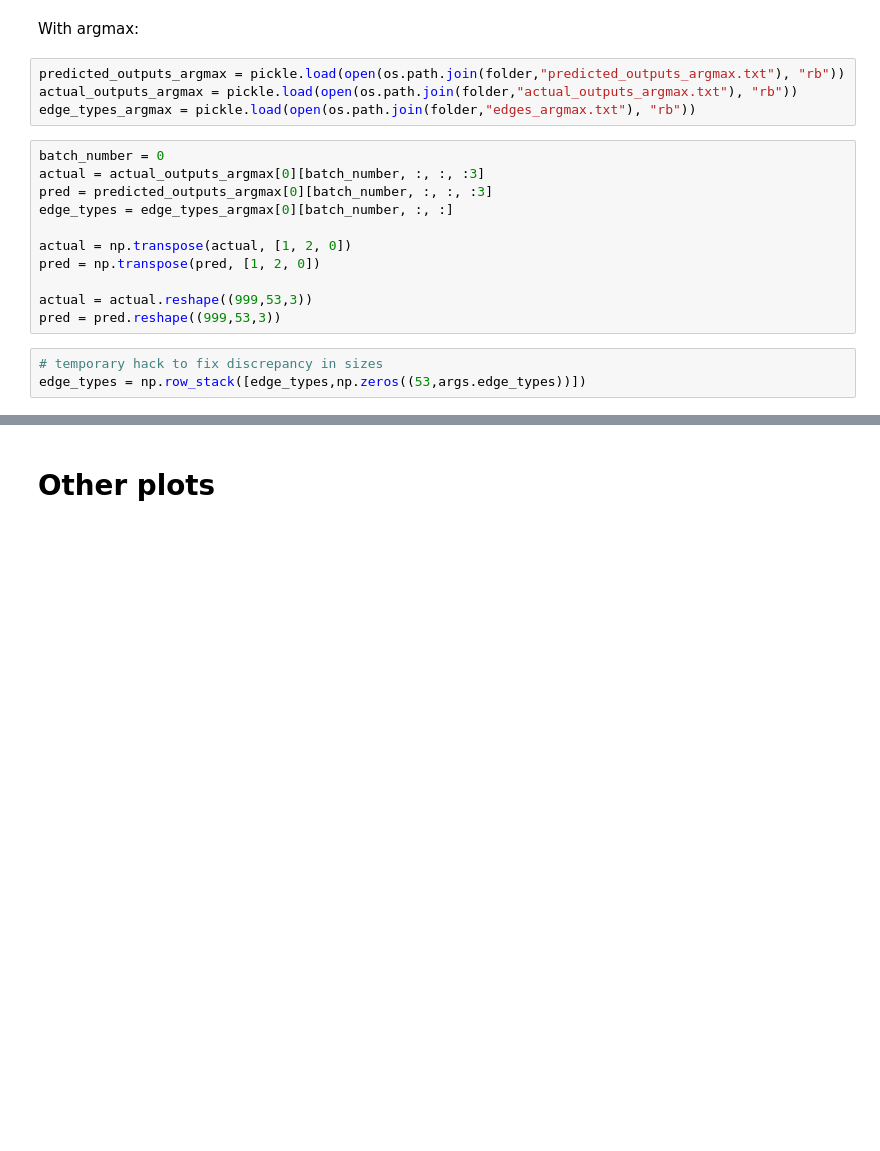
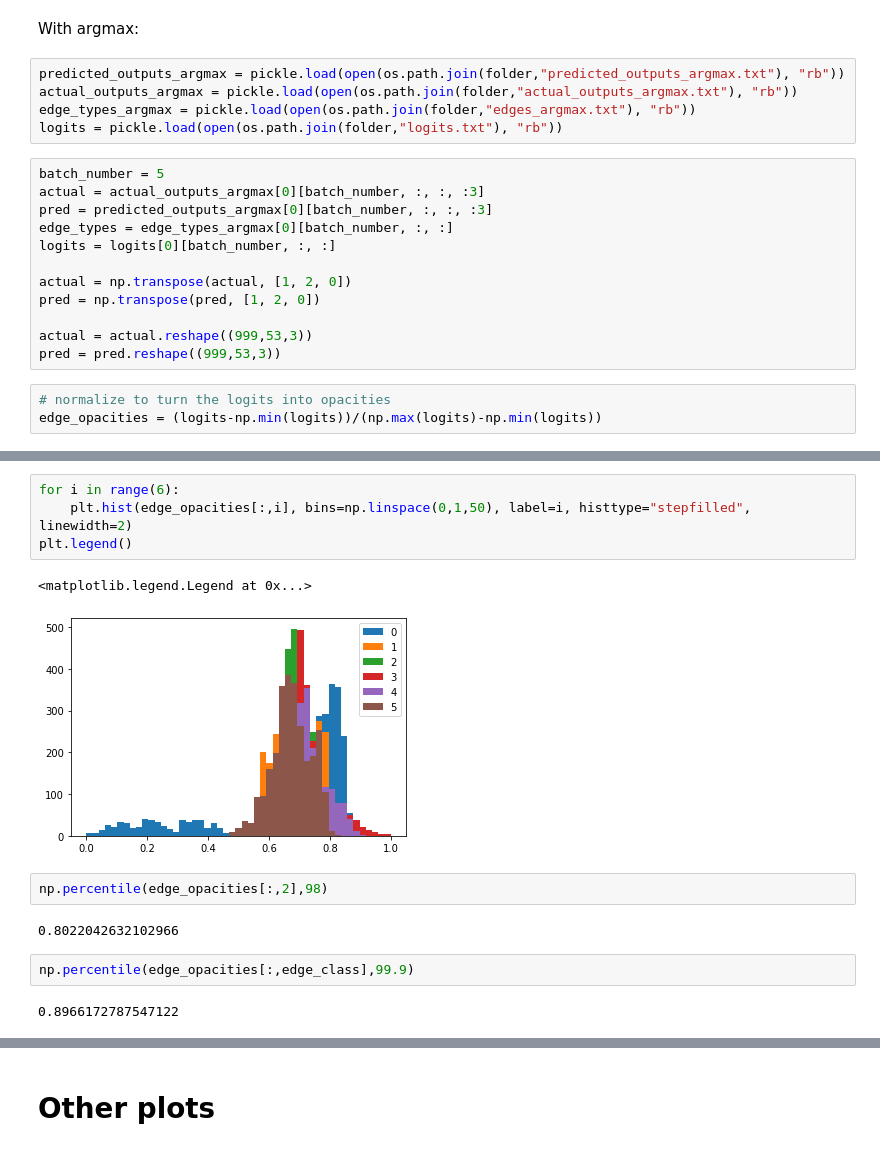
Before and after one commit to mariel-pettee/choreo-graph, a Jupyter notebook: visualize_nri_outputs.ipynb, the cells around one changed output, grey strips where cells are left out. Saved outputs shown, nothing was run; the diff lists cells and outputs as text; blank space fills up the shorter version.

Commit message:
Fixed bug in NRI edge type visualizations

```diff
--- a/visualize_nri_outputs.ipynb
+++ b/visualize_nri_outputs.ipynb
@@ -49,20 +62,22 @@ With argmax:
 predicted_outputs_argmax = pickle.load(open(os.path.join(folder,"predicted_outputs_argmax.txt"), "rb"))
 actual_outputs_argmax = pickle.load(open(os.path.join(folder,"actual_outputs_argmax.txt"), "rb"))
 edge_types_argmax = pickle.load(open(os.path.join(folder,"edges_argmax.txt"), "rb"))
+logits = pickle.load(open(os.path.join(folder,"logits.txt"), "rb"))
 # %%
-batch_number = 0
+batch_number = 5
 actual = actual_outputs_argmax[0][batch_number, :, :, :3]
 pred = predicted_outputs_argmax[0][batch_number, :, :, :3]
 edge_types = edge_types_argmax[0][batch_number, :, :]
+logits = logits[0][batch_number, :, :]
 
 actual = np.transpose(actual, [1, 2, 0])
 pred = np.transpose(pred, [1, 2, 0])
 
 actual = actual.reshape((999,53,3))
 pred = pred.reshape((999,53,3))
-# %%
-# temporary hack to fix discrepancy in sizes
-edge_types = np.row_stack([edge_types,np.zeros((53,args.edge_types))])
+# %%
+# normalize to turn the logits into opacities
+edge_opacities = (logits-np.min(logits))/(np.max(logits)-np.min(logits))
 # %%
 # percentage of the edges that belong to each class
 percentages = edge_types.sum(axis=0)/edge_types.shape[0]
@@ -72 +94,16 @@ for i in range(len(percentages)):
+# %%
+for i in range(6):
+    plt.hist(edge_opacities[:,i], bins=np.linspace(0,1,50), label=i, histtype="stepfilled", linewidth=2)
+plt.legend()
+# %% [output]
+<matplotlib.legend.Legend at 0x...>
+[figure, added]
+# %%
+np.percentile(edge_opacities[:,2],98)
+# %% [output]
+0.8022042632102966
+# %%
+np.percentile(edge_opacities[:,edge_class],99.9)
+# %% [output]
+0.8966172787547122
 # %%
```
Also changed, not shown: parts of 6 cells of this notebook, 2 other files.
